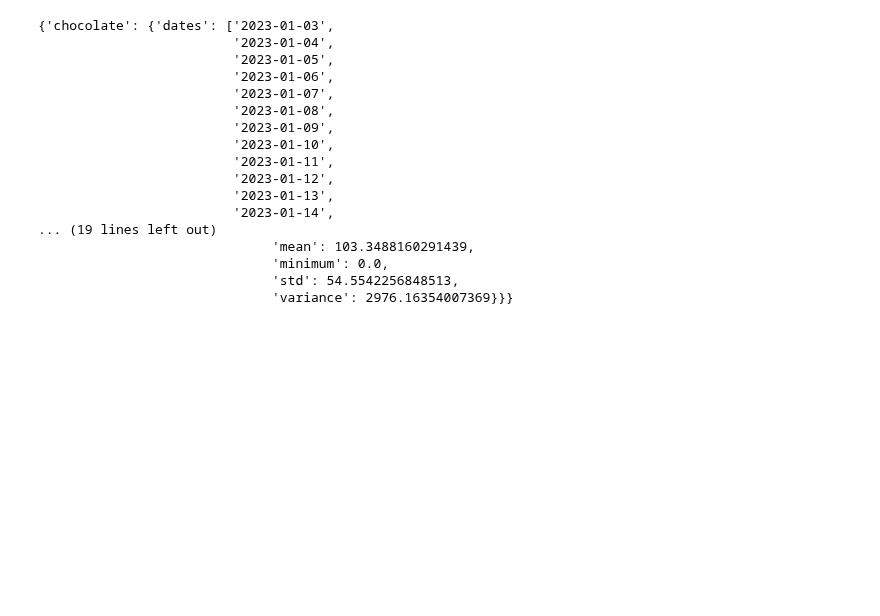
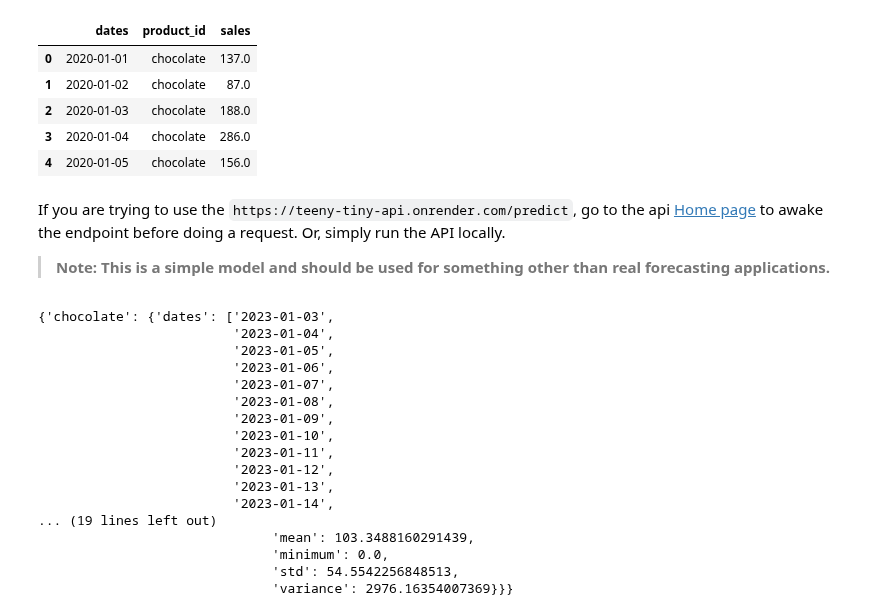
Before and after one commit to Nkluge-correa/TeenyTinyCastle, a Jupyter notebook: ML Intro Course/20_ML_api_deployment.ipynb, the cells around one changed output. Cells and saved outputs as stored; diff of their text form; code cells hidden in the pictures; blank space fills up the shorter version.

```diff
--- a/ML Intro Course/20_ML_api_deployment.ipynb
+++ b/ML Intro Course/20_ML_api_deployment.ipynb
@@ -23,3 +30,26 @@ Below, we are just making an HTTP request to this API, which is running in paral
+# %%
+!pip install datasets -q
+
+from datasets import load_dataset
+
+# load the datasets from the hub
+df = load_dataset('AIRES-PUCRS/time_series_data')
+
+# turn the datasets into a pandas.DataFrame
+df = df['train'].to_pandas()
+
+display(df.head())
+# %% [output]
+|  | dates | product_id | sales |
+| 0 | 2020-01-01 | chocolate | 137.0 |
+| 1 | 2020-01-02 | chocolate | 87.0 |
+| 2 | 2020-01-03 | chocolate | 188.0 |
+| 3 | 2020-01-04 | chocolate | 286.0 |
+| 4 | 2020-01-05 | chocolate | 156.0 |
+# %% [markdown]
+If you are trying to use the `https://teeny-tiny-api.onrender.com/predict`, go to the api [Home page](https://teeny-tiny-api.onrender.com/) to awake the endpoint before doing a request. Or, simply run the API locally.
+
+> **Note: This is a simple model and should be used for something other than real forecasting applications.**
 # %%
 import pprint
 import requests
```
Also changed, not shown: parts of 5 cells of this notebook, 18 other files.
